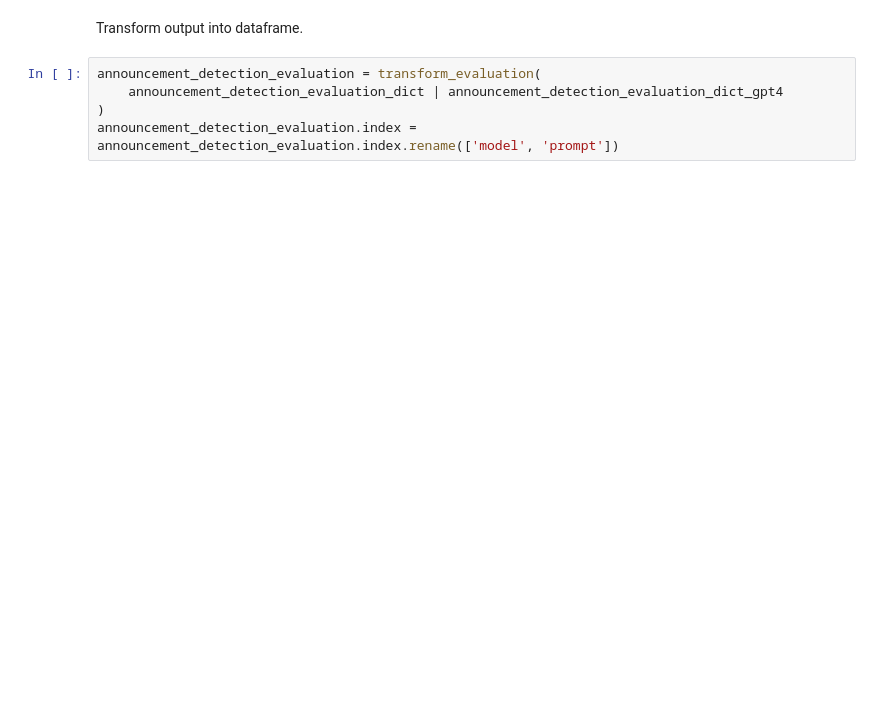
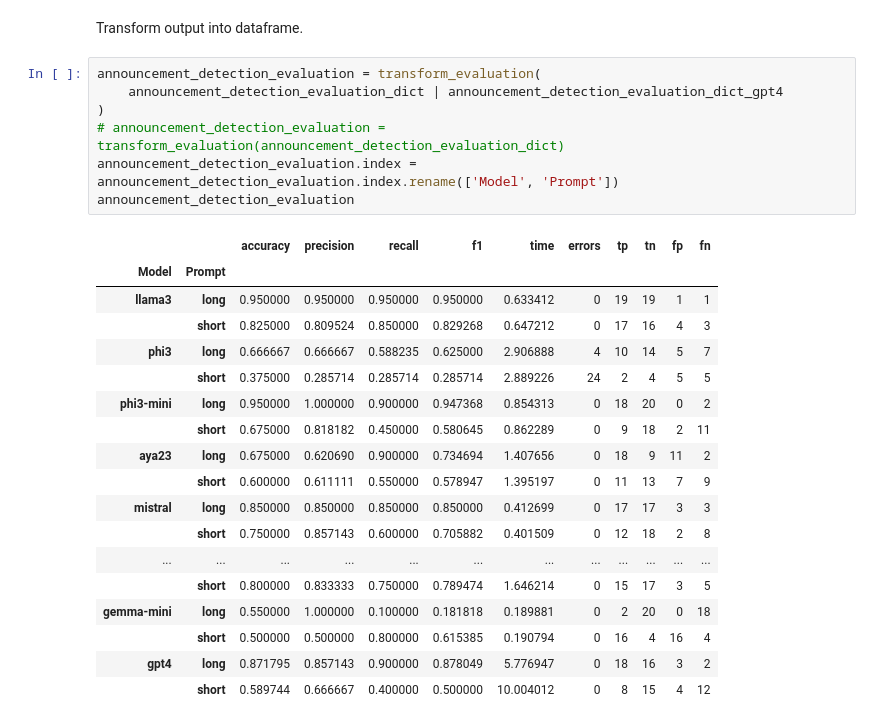
Before and after one commit to PascalNB/llm-triage-automation, a Jupyter notebook: dataNscripts/llm-triage-automation.ipynb, the cells around one changed output. Saved outputs shown, nothing was run; the diff lists cells and outputs as text; blank space fills up the shorter version.

```diff
--- a/dataNscripts/llm-triage-automation.ipynb
+++ b/dataNscripts/llm-triage-automation.ipynb
@@ -398,8 +400,29 @@ Transform output into dataframe.
 # %%
 announcement_detection_evaluation = transform_evaluation(
     announcement_detection_evaluation_dict | announcement_detection_evaluation_dict_gpt4
 )
-announcement_detection_evaluation.index = announcement_detection_evaluation.index.rename(['model', 'prompt'])
+# announcement_detection_evaluation = transform_evaluation(announcement_detection_evaluation_dict)
+announcement_detection_evaluation.index = announcement_detection_evaluation.index.rename(['Model', 'Prompt'])
+announcement_detection_evaluation
+# %% [output]
+|  |  | accuracy | precision | recall | f1 | time | errors | tp | tn | fp | fn |
+| Model | Prompt |  |  |  |  |  |  |  |  |  |  |
+| llama3 | long | 0.950000 | 0.950000 | 0.950000 | 0.950000 | 0.633412 | 0 | 19 | 19 | 1 | 1 |
+|  | short | 0.825000 | 0.809524 | 0.850000 | 0.829268 | 0.647212 | 0 | 17 | 16 | 4 | 3 |
+| phi3 | long | 0.666667 | 0.666667 | 0.588235 | 0.625000 | 2.906888 | 4 | 10 | 14 | 5 | 7 |
+|  | short | 0.375000 | 0.285714 | 0.285714 | 0.285714 | 2.889226 | 24 | 2 | 4 | 5 | 5 |
+| phi3-mini | long | 0.950000 | 1.000000 | 0.900000 | 0.947368 | 0.854313 | 0 | 18 | 20 | 0 | 2 |
+|  | short | 0.675000 | 0.818182 | 0.450000 | 0.580645 | 0.862289 | 0 | 9 | 18 | 2 | 11 |
+| aya23 | long | 0.675000 | 0.620690 | 0.900000 | 0.734694 | 1.407656 | 0 | 18 | 9 | 11 | 2 |
+|  | short | 0.600000 | 0.611111 | 0.550000 | 0.578947 | 1.395197 | 0 | 11 | 13 | 7 | 9 |
+| mistral | long | 0.850000 | 0.850000 | 0.850000 | 0.850000 | 0.412699 | 0 | 17 | 17 | 3 | 3 |
+|  | short | 0.750000 | 0.857143 | 0.600000 | 0.705882 | 0.401509 | 0 | 12 | 18 | 2 | 8 |
+| ... | ... | ... | ... | ... | ... | ... | ... | ... | ... | ... | ... |
+|  | short | 0.800000 | 0.833333 | 0.750000 | 0.789474 | 1.646214 | 0 | 15 | 17 | 3 | 5 |
+| gemma-mini | long | 0.550000 | 1.000000 | 0.100000 | 0.181818 | 0.189881 | 0 | 2 | 20 | 0 | 18 |
+|  | short | 0.500000 | 0.500000 | 0.800000 | 0.615385 | 0.190794 | 0 | 16 | 4 | 16 | 4 |
+| gpt4 | long | 0.871795 | 0.857143 | 0.900000 | 0.878049 | 5.776947 | 0 | 18 | 16 | 3 | 2 |
+|  | short | 0.589744 | 0.666667 | 0.400000 | 0.500000 | 10.004012 | 0 | 8 | 15 | 4 | 12 |
 # %%
 announcement_detection_f1 = announcement_detection_evaluation['f1']
 announcement_detection_f1.unstack() \
```
Also changed, not shown: parts of 5 cells of this notebook.
